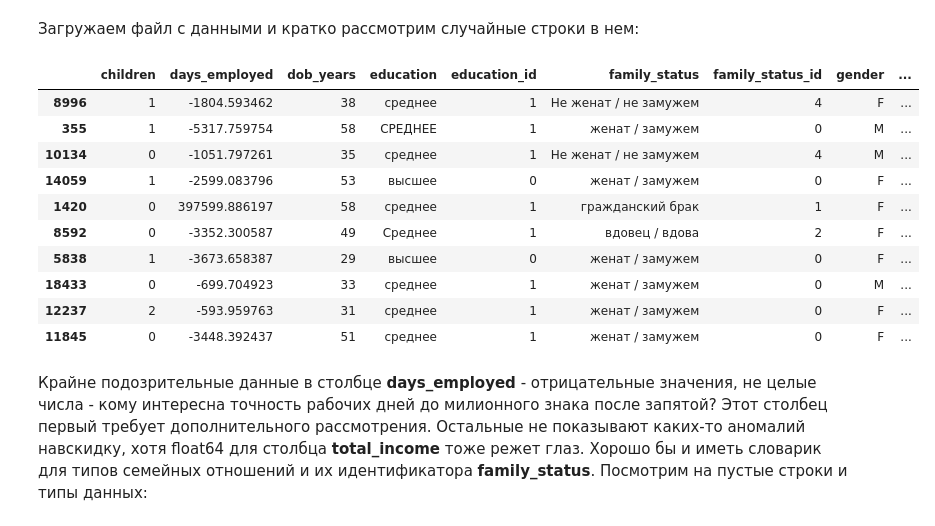
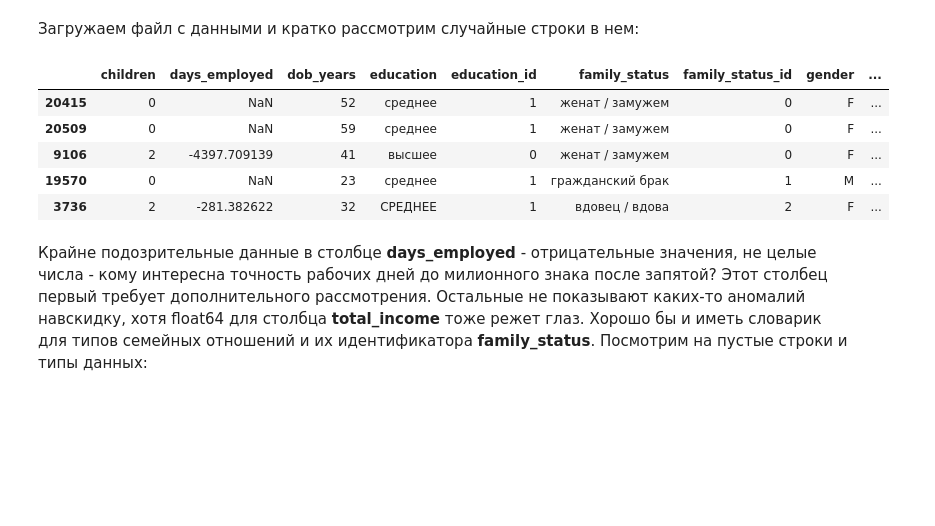
Before and after one commit to kolesergy/1_data_cleaning, a Jupyter notebook: notebooks/yandex_1_data_cleaning.ipynb, the cells around one changed output. Saved outputs shown, nothing was run; the diff lists cells and outputs as text; code cells hidden in the pictures; blank space fills up the shorter version.

```diff
--- a/notebooks/yandex_1_data_cleaning.ipynb
+++ b/notebooks/yandex_1_data_cleaning.ipynb
@@ -54,19 +72,14 @@ try:
 except:
     data = pd.read_csv('https://code.s3.yandex.net/datasets/data.csv')
 # %%
-data.sample(10)
+data.sample(5)
 # %% [output]
 |  | children | days_employed | dob_years | education | education_id | family_status | family_status_id | gender | ... |
-| 8996 | 1 | -1804.593462 | 38 | среднее | 1 | Не женат / не замужем | 4 | F | ... |
-| 355 | 1 | -5317.759754 | 58 | СРЕДНЕЕ | 1 | женат / замужем | 0 | M | ... |
-| 10134 | 0 | -1051.797261 | 35 | среднее | 1 | Не женат / не замужем | 4 | M | ... |
-| 14059 | 1 | -2599.083796 | 53 | высшее | 0 | женат / замужем | 0 | F | ... |
-| 1420 | 0 | 397599.886197 | 58 | среднее | 1 | гражданский брак | 1 | F | ... |
-| 8592 | 0 | -3352.300587 | 49 | Среднее | 1 | вдовец / вдова | 2 | F | ... |
-| 5838 | 1 | -3673.658387 | 29 | высшее | 0 | женат / замужем | 0 | F | ... |
-| 18433 | 0 | -699.704923 | 33 | среднее | 1 | женат / замужем | 0 | M | ... |
-| 12237 | 2 | -593.959763 | 31 | среднее | 1 | женат / замужем | 0 | F | ... |
-| 11845 | 0 | -3448.392437 | 51 | среднее | 1 | женат / замужем | 0 | F | ... |
+| 20415 | 0 | NaN | 52 | среднее | 1 | женат / замужем | 0 | F | ... |
+| 20509 | 0 | NaN | 59 | среднее | 1 | женат / замужем | 0 | F | ... |
+| 9106 | 2 | -4397.709139 | 41 | высшее | 0 | женат / замужем | 0 | F | ... |
+| 19570 | 0 | NaN | 23 | среднее | 1 | гражданский брак | 1 | M | ... |
+| 3736 | 2 | -281.382622 | 32 | СРЕДНЕЕ | 1 | вдовец / вдова | 2 | F | ... |
 # %% [markdown]
 Крайне подозрительные данные в столбце **days_employed** - отрицательные значения, не целые числа - кому интересна точность рабочих дней до милионного знака после запятой? Этот столбец первый требует дополнительного рассмотрения. Остальные не показывают каких-то аномалий навскидку, хотя float64 для столбца **total_income** тоже режет глаз. Хорошо бы и иметь словарик для типов семейных отношений и их идентификатора **family_status**. Посмотрим на пустые строки и типы данных:
 # %%
```
Also changed, not shown: parts of 6 cells of this notebook.
